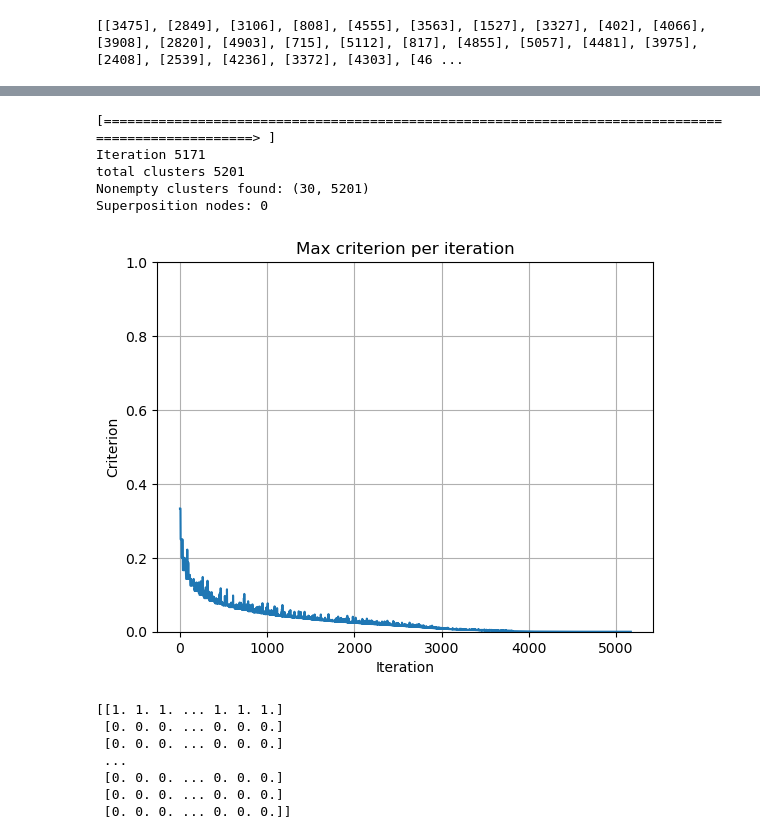
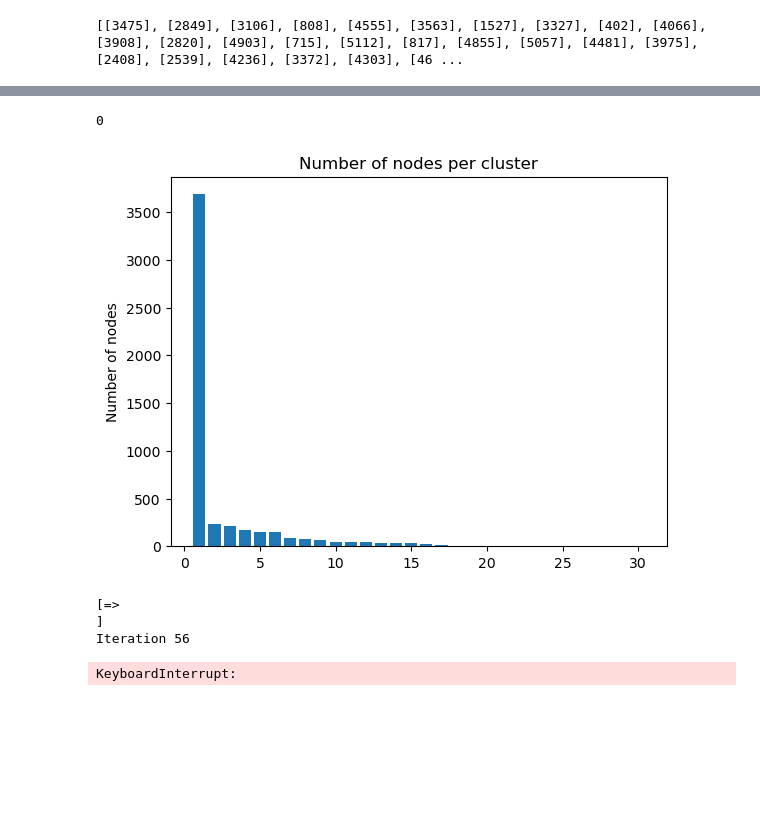
Before and after one commit to MelvinGode/Wikipedia-Clusteing, a Jupyter notebook: bottom_up.ipynb, the cells around one changed output, grey strips where cells are left out. Drawn from its saved outputs; the diff is of its cells as text; code cells hidden in the pictures; blank space fills up the shorter version.

```diff
--- a/bottom_up.ipynb
+++ b/bottom_up.ipynb
@@ -26,0 +31,19 @@ print([[node] for node in nodes])
+# %%
+def plot_cluster_sizes(clustering):
+    nb_per_cluster = np.sum(clustering,axis=1)
+
+    plt.bar(np.arange(30)+1, np.sort(nb_per_cluster)[::-1])
+    plt.title("Number of nodes per cluster")
+    plt.ylabel("Number of nodes")
+    plt.show()
+
+def number_of_clusters_under(clustering, limit):
+    return np.sum(np.sum(clustering,axis=1) <= limit)
+
+def global_modularity(same_cluster_matrix, cluster_adjacency, G):
+    A = nx.adjacency_matrix(G).toarray()
+    out = np.sum(cluster_adjacency) / 2
+    m_in = np.sum(A * same_cluster_matrix) / 2
+
+    modularity = (m_in - out)
+    return modularity / G.number_of_edges() # Normalize
@@ -155,18 +301,13 @@ def bottom_up_clustering(G, limit=50):
+# %%
+print(number_of_clusters_under(clusters_v2, 2))
+plot_cluster_sizes(clusters_v2)
+# %% [output]
+0
+[figure, added]
 # %%
-clusters = bottom_up_clustering(G, limit = 30)
+clusters = bottom_up_clustering(squirells, limit = 30)
 print(clusters)
-np.save("./Clusterings/bottomupv1",clusters)
 # %% [output]
-[===================================================================================================> ]
-Iteration 5171
-total clusters 5201
-Nonempty clusters found: (30, 5201)
-Superposition nodes: 0
+[=>                                                                                                   ]
+Iteration 56
-[figure, removed]
-[[1. 1. 1. ... 1. 1. 1.]
- [0. 0. 0. ... 0. 0. 0.]
- [0. 0. 0. ... 0. 0. 0.]
- ...
- [0. 0. 0. ... 0. 0. 0.]
- [0. 0. 0. ... 0. 0. 0.]
- [0. 0. 0. ... 0. 0. 0.]]
+KeyboardInterrupt:
```
Also changed, not shown: parts of 22 cells of this notebook, 1 other file.
